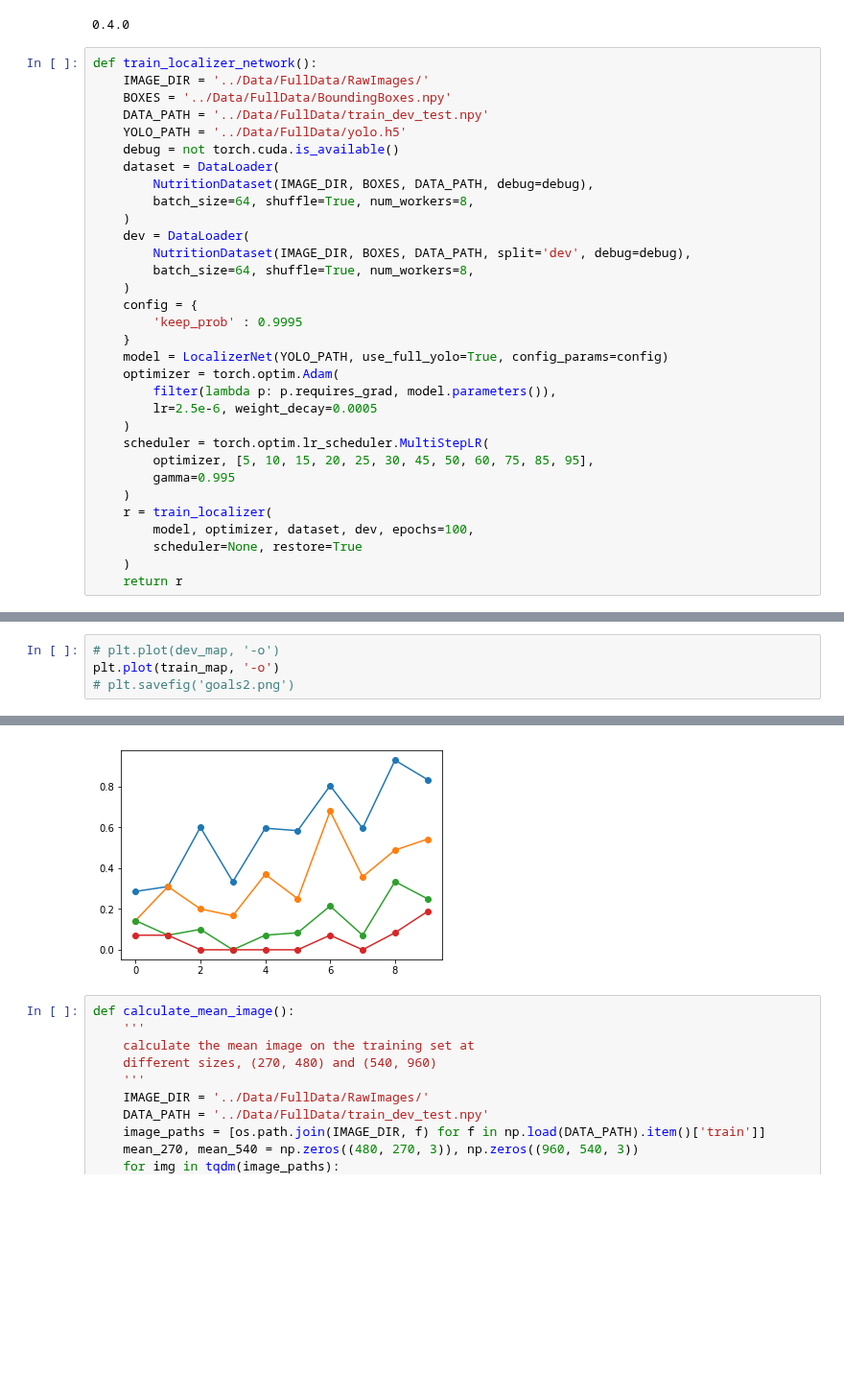
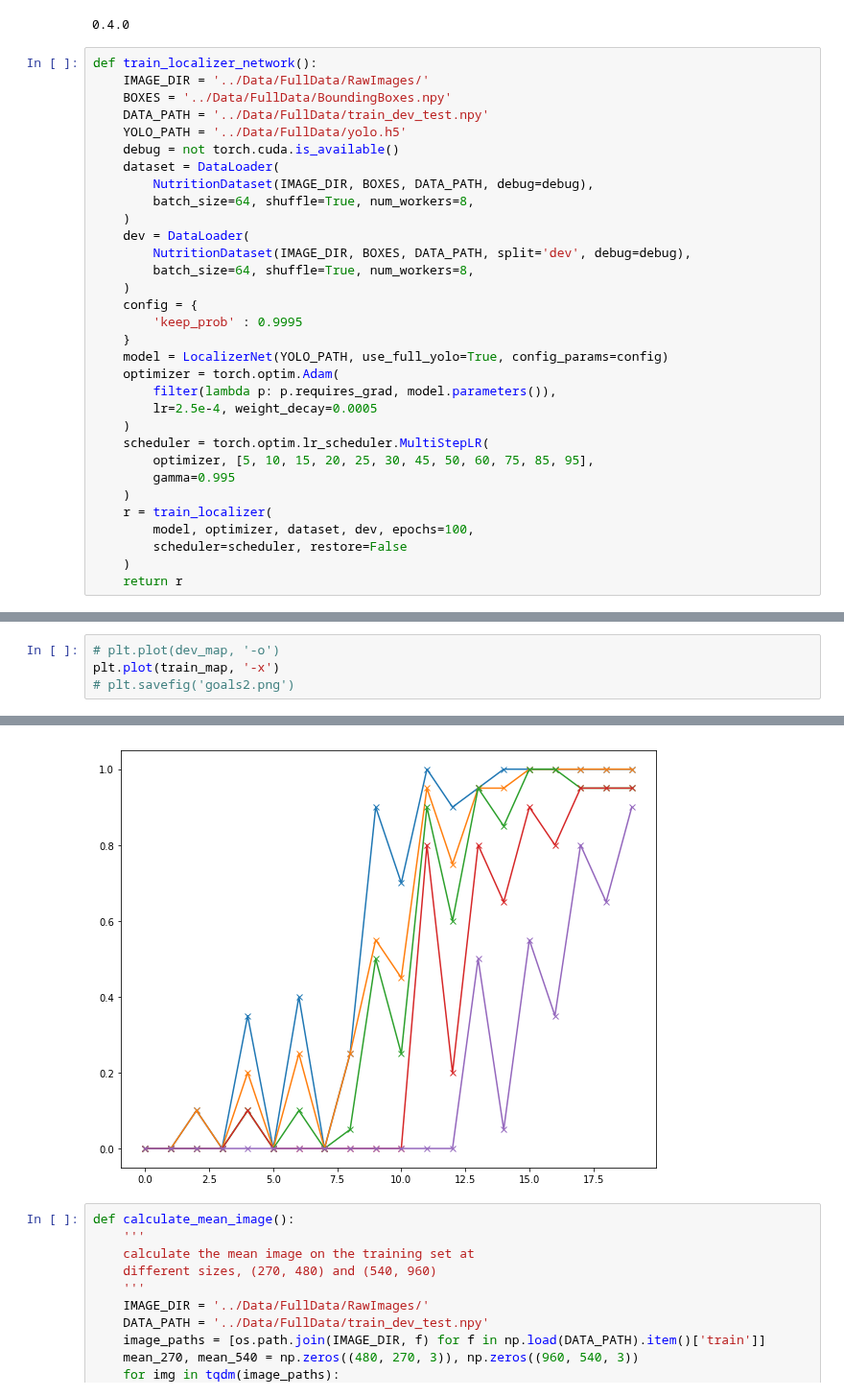
Before and after one commit to jlikhuva/NutritionProject, a Jupyter notebook: Localizer/prototypes.ipynb, the cells around one changed output, grey strips where cells are left out. Shown at 96% size. Cells and saved outputs as stored; diff of their text form; blank space fills up the shorter version.

```diff
--- a/Localizer/prototypes.ipynb
+++ b/Localizer/prototypes.ipynb
@@ -59,7 +62,7 @@ def train_localizer_network():
     model = LocalizerNet(YOLO_PATH, use_full_yolo=True, config_params=config)
     optimizer = torch.optim.Adam(
         filter(lambda p: p.requires_grad, model.parameters()),
-        lr=2.5e-6, weight_decay=0.0005
+        lr=2.5e-4, weight_decay=0.0005
     )
     scheduler = torch.optim.lr_scheduler.MultiStepLR(
         optimizer, [5, 10, 15, 20, 25, 30, 45, 50, 60, 75, 85, 95],
@@ -67,7 +70,7 @@ def train_localizer_network():
     )
     r = train_localizer(
         model, optimizer, dataset, dev, epochs=100,
-        scheduler=None, restore=True
+        scheduler=scheduler, restore=False
     )
     return r
 # %%
@@ -121,6 +120,6 @@ plt.plot(dev_losses, '-o')
 # %%
 # plt.plot(dev_map, '-o')
-plt.plot(train_map, '-o')
+plt.plot(train_map, '-x')
 # plt.savefig('goals2.png')
 # %% [output]
 [<matplotlib.lines.Line2D at 0x...>,
@@ -129,5 +129,5 @@ plt.plot(train_map, '-o')
  <matplotlib.lines.Line2D at 0x...>]
-[figure, old version]
+[figure, new version]
 # %%
 def calculate_mean_image():
     '''
```
Also changed, not shown: parts of 5 cells of this notebook, 11 other files.
